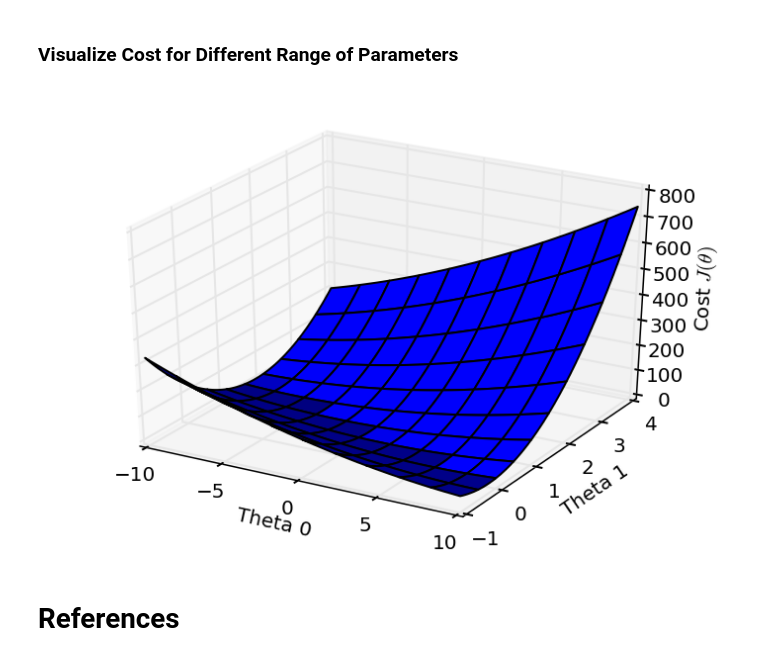
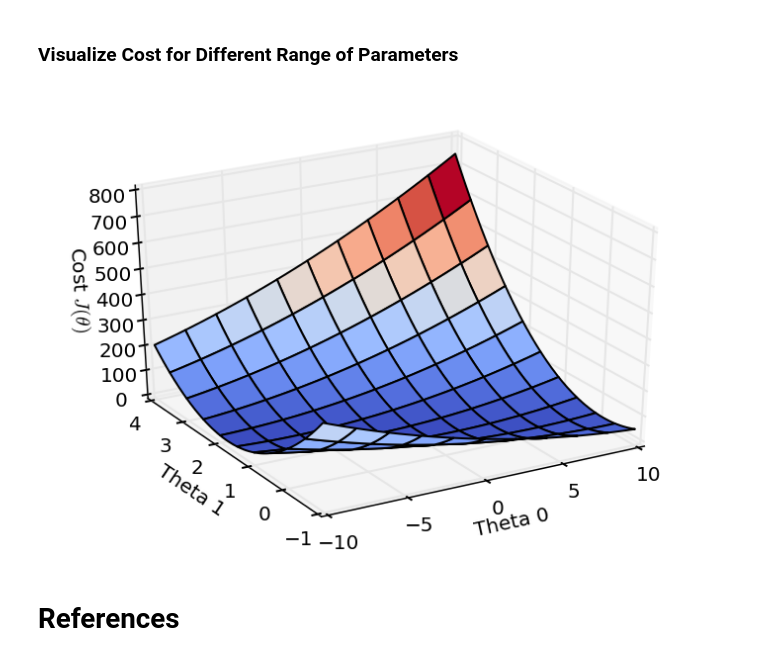
Before and after one commit to ekaakurniawan/iPyMacLern, a Jupyter notebook: Linear Regression With One Variable.ipynb, the cells around one changed output. Saved outputs shown, nothing was run; the diff lists cells and outputs as text; code cells hidden in the pictures.

Commit message:
Change 3D Surface Color

```diff
--- a/Linear Regression With One Variable.ipynb
+++ b/Linear Regression With One Variable.ipynb
@@ -220,21 +221,22 @@ For population = 70,000, we predict a profit of 816417342
 # %%
 fig = plt.figure()
 ax = fig.add_subplot(111, projection='3d')
+ax.view_init(azim =-120)
+
 theta0_vals = np.linspace(-10, 10, 100)
 theta1_vals = np.linspace(-1, 4, 100)
 theta0_mesh, theta1_mesh = np.meshgrid(theta0_vals, theta1_vals)
 zs = np.array([compute_cost(X, y, [theta0_val,theta1_val]) for theta0_val,theta1_val in zip(np.ravel(theta0_mesh), np.ravel(theta1_mesh))])
 Z = zs.reshape(theta0_mesh.shape)
 
-ax.plot_surface(theta0_mesh, theta1_mesh, Z)
-
+ax.plot_surface(theta0_mesh, theta1_mesh, Z, cmap=cm.coolwarm)
 ax.set_xlabel('Theta 0')
 ax.set_ylabel('Theta 1')
 ax.set_zlabel(r'Cost $J(\theta)$')
 
 plt.show()
 # %% [output]
-[figure, old version]
+[figure, new version]
 # %% [markdown]
 # References
 # %% [markdown]
```
Also changed, not shown: parts of 1 cell of this notebook.
